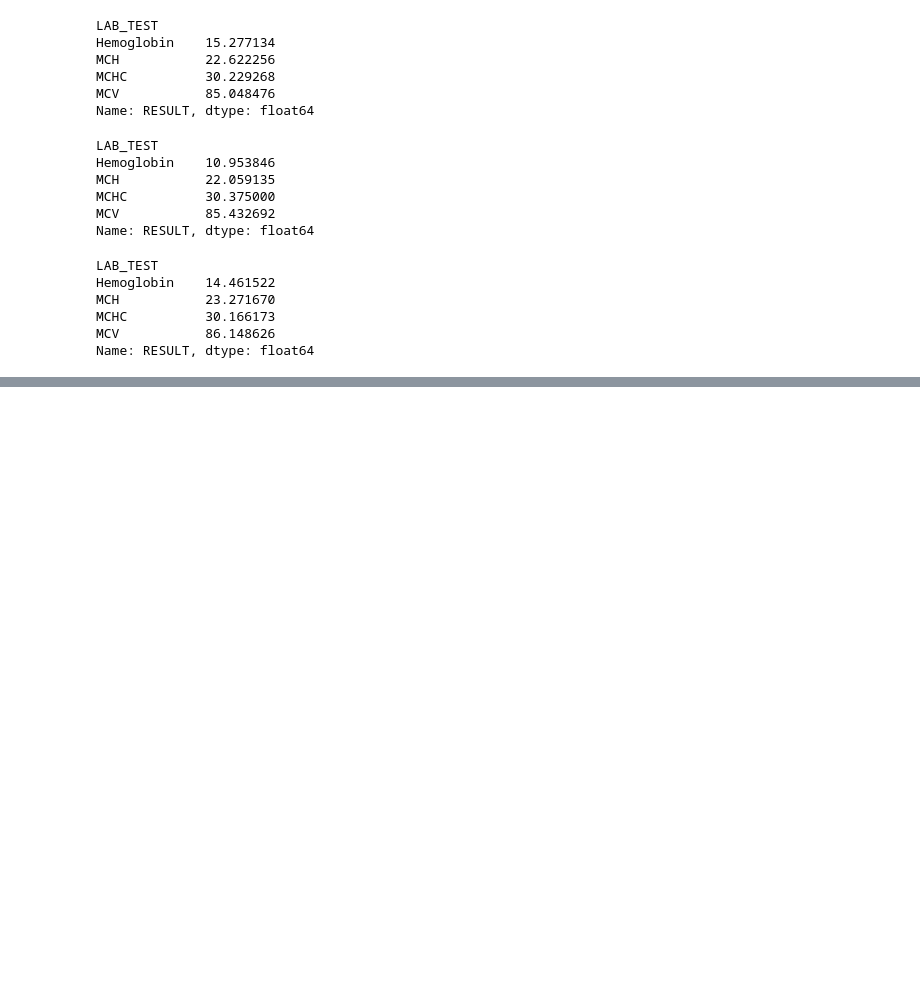
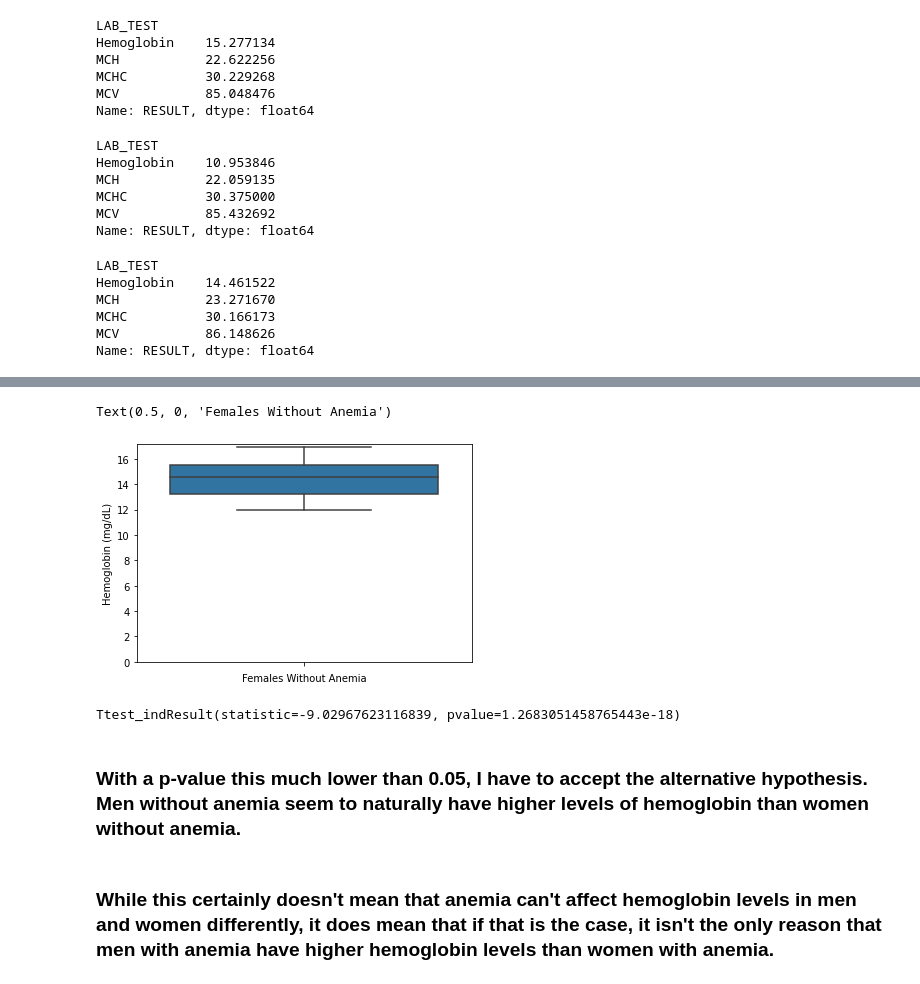
Before and after one commit to INDIG0N/anemia_data, a Jupyter notebook: notebooks/anemia_records.ipynb, the cells around one changed output, grey strips where cells are left out. Saved outputs shown, nothing was run; the diff lists cells and outputs as text; code cells hidden in the pictures; blank space fills up the shorter version.

```diff
--- a/notebooks/anemia_records.ipynb
+++ b/notebooks/anemia_records.ipynb
@@ -148,0 +209,17 @@ Name: RESULT, dtype: float64
+# %%
+f_n = sns.boxplot(x = female_no_anemia['IDENTIFICATION'], y = female_no_anemia[female_no_anemia['LAB_TEST'] == 'Hemoglobin']['RESULT'])
+f_n.set(ylim = (0, None))
+f_n.set_ylabel('Hemoglobin (mg/dL)')
+f_n.set_xticklabels([''])
+f_n.set_xlabel('Females Without Anemia')
+# %% [output]
+Text(0.5, 0, 'Females Without Anemia')
+[figure, added]
+# %%
+stats.ttest_ind(female_no_anemia[female_no_anemia['LAB_TEST'] == 'Hemoglobin']['RESULT'], male_no_anemia[male_no_anemia['LAB_TEST'] == 'Hemoglobin']['RESULT'])
+# %% [output]
+Ttest_indResult(statistic=-9.02967623116839, pvalue=1.2683051458765443e-18)
+# %% [markdown]
+### With a p-value this much lower than 0.05, I have to accept the alternative hypothesis. Men without anemia seem to naturally have higher levels of hemoglobin than women without anemia.
+# %% [markdown]
+### While this certainly doesn't mean that anemia can't affect hemoglobin levels in men and women differently, it does mean that if that is the case, it isn't the only reason that men with anemia have higher hemoglobin levels than women with anemia.
```
Also changed, not shown: parts of 14 cells of this notebook.
